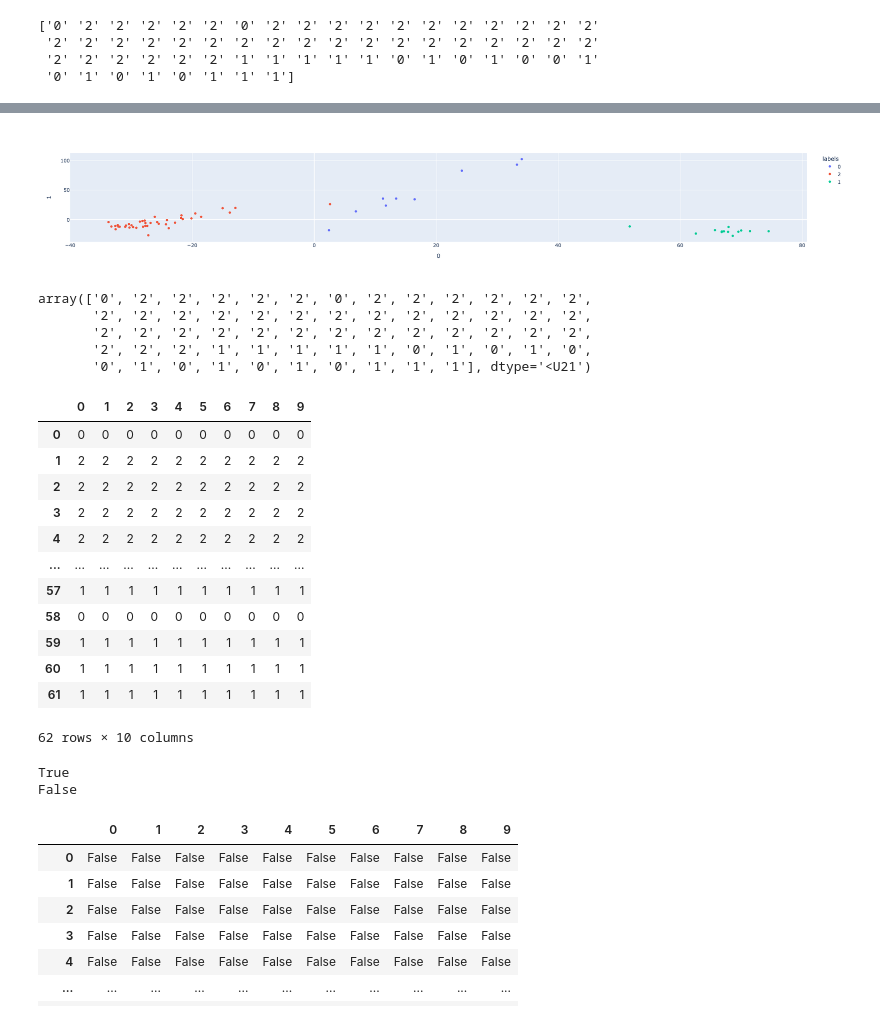
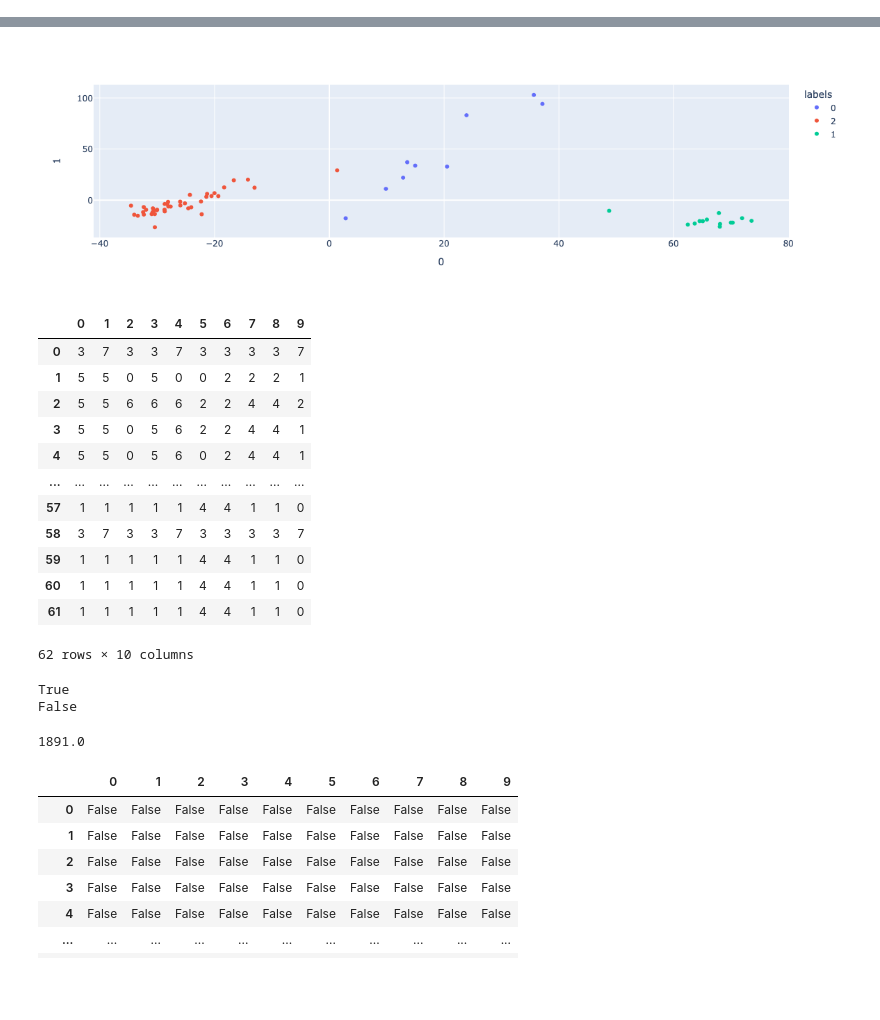
Before and after one commit to nvpatin/MAMBO, a Jupyter notebook: AccessoryScripts/erics_sandbox/Python/cluster test.ipynb, the cells around one changed output, grey strips where cells are left out. Drawn from its saved outputs; the diff is of its cells as text; code cells hidden in the pictures; blank space fills up the shorter version.

Commit message:
changed samplePCA and sampleClust to doPCA and doClustering.
removed call to ranRelPct from doPCA and doClustering

streamlined cluster test Jupyter notebook

```diff
--- a/AccessoryScripts/erics_sandbox/Python/cluster test.ipynb
+++ b/AccessoryScripts/erics_sandbox/Python/cluster test.ipynb
@@ -7,4 +5,8 @@ import itertools
 import numpy as np
 # %%
 file1 = "../../../Data/Flyer2018_16S_table_counts.tsv"
-asvs1 = pd.read_csv(file1, index_col=0, sep="\t").transpose()
+asvs1 = pd.read_csv(file1, index_col=0, sep="\t")
+# %%
+# one random draw
+ran_lo = md.ranRelPct(asvs1)
+ran_lo
@@ -10,0 +27,6 @@ asvs1 = pd.read_csv(file1, index_col=0, sep="\t").transpose()
+# %%
+# Hierarchical clustering of random log-odds draw
+labels = md.doClustering(ran_lo, 3)
+print(labels)
+print()
+print(pd.DataFrame(np.array(np.unique(labels, return_counts=True)).T))
@@ -11,64 +43,38 @@ asvs1 = pd.read_csv(file1, index_col=0, sep="\t").transpose()
 # %%
-# 10 random samples and PCAs
-pca = [md.samplePCA(asvs1) for i in range(10)]
-
-# Extract log-odds data frame for first random draw
-test_df = pca[0]["df"]
-test_scores = pd.DataFrame(pca[0]["scores"])
-
-# Hierarchical clustering of first log-odds data frame above
-agg_clust = AgglomerativeClustering(n_clusters = 3, metric = "euclidean", linkage = "ward")
-labels = agg_clust.fit_predict(test_df)
-labels = labels.astype(str)
-print(labels)
-
 # Visualize clustering on first 2 PC axes
-test_scores['labels'] = labels
+scores = md.doPCA(ran_lo)["scores"]
+scores["labels"] = labels
 fig = px.scatter(
-    test_scores,
+    scores,
     x = 0,
     y = 1,
     color = "labels"
 )
 fig.show()
 # %% [output]
-['0' '2' '2' '2' '2' '2' '0' '2' '2' '2' '2' '2' '2' '2' '2' '2' '2' '2'
- '2' '2' '2' '2' '2' '2' '2' '2' '2' '2' '2' '2' '2' '2' '2' '2' '2' '2'
- '2' '2' '2' '2' '2' '2' '1' '1' '1' '1' '1' '0' '1' '0' '1' '0' '0' '1'
- '0' '1' '0' '1' '0' '1' '1' '1']
 [interactive output not drawn]
-[figure, old version]
+[figure, new version]
-# %%
-# Run sampleClust function to draw and cluster once - returns dictionary from samplePCA with "cluster" array added
-sample = md.sampleClust(asvs1, n_clusts = 3)
-sample["cluster"]
-# %% [output]
-array(['0', '2', '2', '2', '2', '2', '0', '2', '2', '2', '2', '2', '2',
-       '2', '2', '2', '2', '2', '2', '2', '2', '2', '2', '2', '2', '2',
-       '2', '2', '2', '2', '2', '2', '2', '2', '2', '2', '2', '2', '2',
-       '2', '2', '2', '1', '1', '1', '1', '1', '0', '1', '0', '1', '0',
-       '0', '1', '0', '1', '0', '1', '0', '1', '1', '1'], dtype='<U21')
 # %%
 # Run sampleClust function n_rep times to assign n_clust clusters
-n_clust = 3
+n_clust = 8
 n_rep = 10
 
-cluster_dist = [md.sampleClust(asvs1, n_clust)["cluster"] for i in range(n_rep)]
-sample_clusters = pd.DataFrame(cluster_dist).transpose()
-sample_clusters
+cluster_samples = [md.doClustering(md.ranRelPct(asvs1), n_clust) for i in range(n_rep)]
+cluster_samples = pd.DataFrame(cluster_samples).transpose()
+cluster_samples
 # %% [output]
 |  | 0 | 1 | 2 | 3 | 4 | 5 | 6 | 7 | 8 | 9 |
-| 0 | 0 | 0 | 0 | 0 | 0 | 0 | 0 | 0 | 0 | 0 |
-| 1 | 2 | 2 | 2 | 2 | 2 | 2 | 2 | 2 | 2 | 2 |
-| 2 | 2 | 2 | 2 | 2 | 2 | 2 | 2 | 2 | 2 | 2 |
-| 3 | 2 | 2 | 2 | 2 | 2 | 2 | 2 | 2 | 2 | 2 |
-| 4 | 2 | 2 | 2 | 2 | 2 | 2 | 2 | 2 | 2 | 2 |
+| 0 | 3 | 7 | 3 | 3 | 7 | 3 | 3 | 3 | 3 | 7 |
+| 1 | 5 | 5 | 0 | 5 | 0 | 0 | 2 | 2 | 2 | 1 |
+| 2 | 5 | 5 | 6 | 6 | 6 | 2 | 2 | 4 | 4 | 2 |
+| 3 | 5 | 5 | 0 | 5 | 6 | 2 | 2 | 4 | 4 | 1 |
+| 4 | 5 | 5 | 0 | 5 | 6 | 0 | 2 | 4 | 4 | 1 |
 | ... | ... | ... | ... | ... | ... | ... | ... | ... | ... | ... |
-| 57 | 1 | 1 | 1 | 1 | 1 | 1 | 1 | 1 | 1 | 1 |
-| 58 | 0 | 0 | 0 | 0 | 0 | 0 | 0 | 0 | 0 | 0 |
-| 59 | 1 | 1 | 1 | 1 | 1 | 1 | 1 | 1 | 1 | 1 |
-| 60 | 1 | 1 | 1 | 1 | 1 | 1 | 1 | 1 | 1 | 1 |
-| 61 | 1 | 1 | 1 | 1 | 1 | 1 | 1 | 1 | 1 | 1 |
+| 57 | 1 | 1 | 1 | 1 | 1 | 4 | 4 | 1 | 1 | 0 |
+| 58 | 3 | 7 | 3 | 3 | 7 | 3 | 3 | 3 | 3 | 7 |
+| 59 | 1 | 1 | 1 | 1 | 1 | 4 | 4 | 1 | 1 | 0 |
+| 60 | 1 | 1 | 1 | 1 | 1 | 4 | 4 | 1 | 1 | 0 |
+| 61 | 1 | 1 | 1 | 1 | 1 | 4 | 4 | 1 | 1 | 0 |
 62 rows × 10 columns
 # %%
 # A function to test if row pws[0] is the same cluster as row pws[1] in column 'col'
@@ -80,4 +86,8 @@ print(isSameCluster((0, 3), sample_clusters, 0))
 # %% [output]
 True
 False
+# %%
+(62 * 61) / 2
+# %% [output]
+1891.0
 # %%
```
Also changed, not shown: parts of 9 cells of this notebook, 2 other files.
